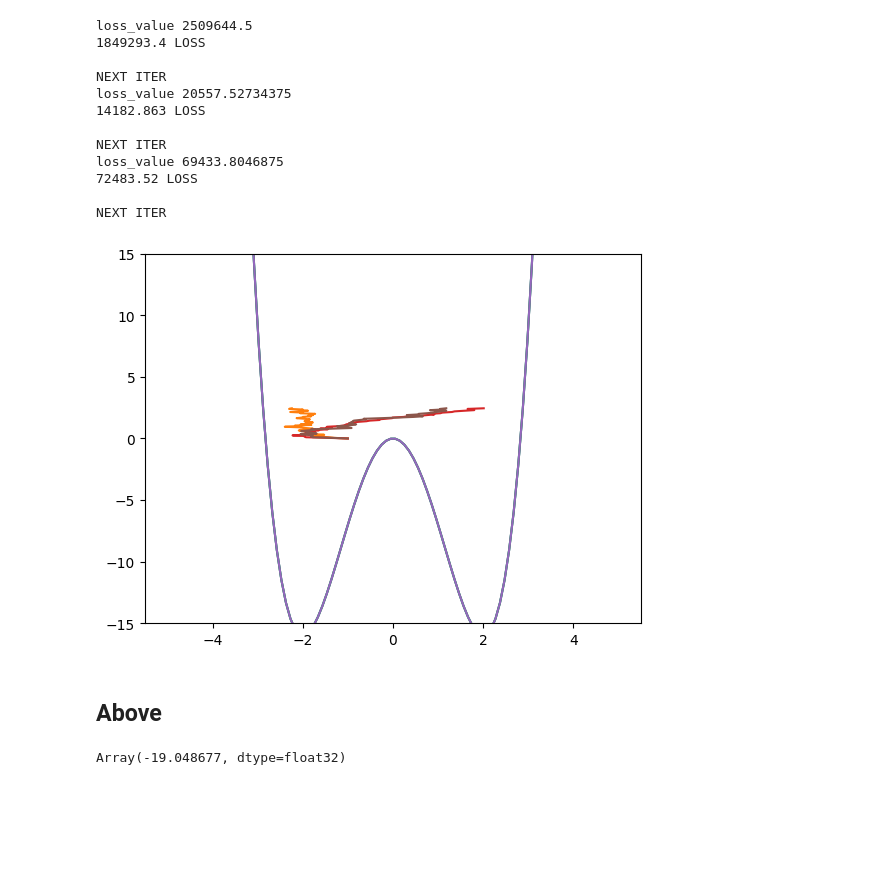
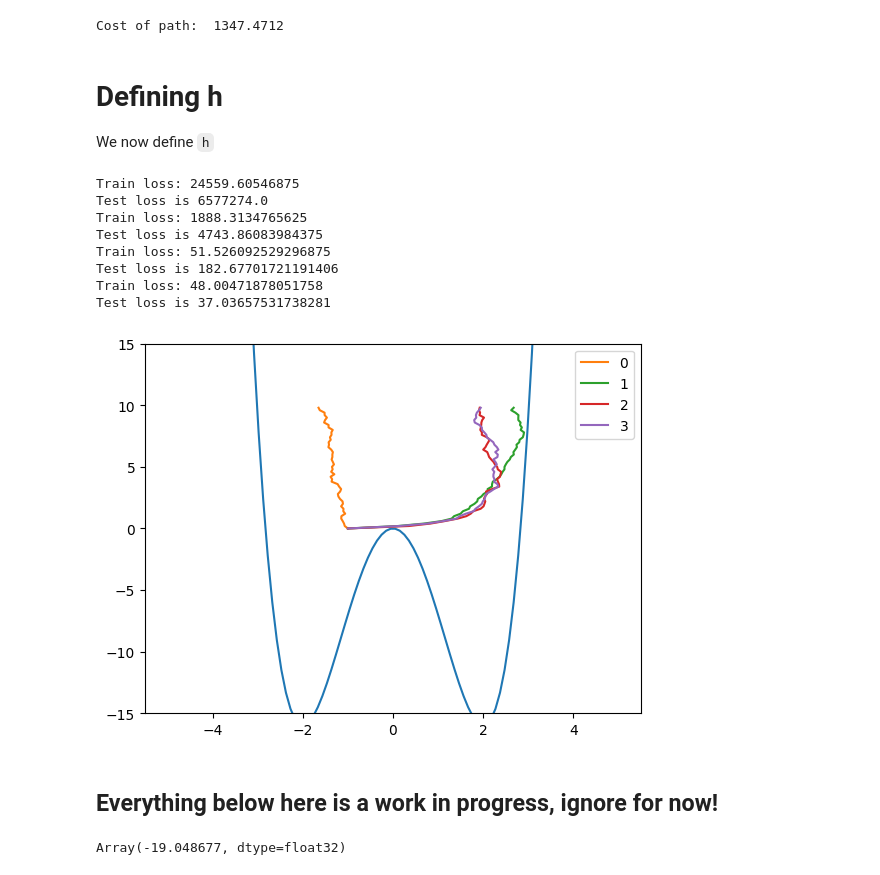
Before and after one commit to reubenharry/path_sampling, a Jupyter notebook: src/path_sampling_nb.ipynb, the cells around one changed output. Saved outputs shown, nothing was run; the diff lists cells and outputs as text; code cells hidden in the pictures; blank space fills up the shorter version.

Commit message:
path seems to work!

```diff
--- a/src/path_sampling_nb.ipynb
+++ b/src/path_sampling_nb.ipynb
@@ -74,0 +90,23 @@ def E_J(paths, obs):
+# %%
+# currently set for TPS
+def J(x,y):
+    """
+    x: path of the SDE, array of shape [num_steps, ndims]
+    y: observation, here ignored, so assume it's `None`
+
+    Returns:
+        a scalar value representing the cost of the path
+    """
+
+    sigma = 0.1
+    return (1/sigma**2)*(x[-1,0]- 2)**2
+
+# vmap is a jax function that allows us to apply a function to each element of an array
+def E_J(paths, obs):
+    """
+    paths: array of shape [batch_size, num_steps, ndims]
+    obs: here can just be None
+    Returns:
+        a scalar value representing the mean cost of the paths
+    """
+    return jnp.mean(jax.vmap(J)(paths, obs),axis=0)
@@ -75 +115,10 @@ def E_J(paths, obs):
+# %%
+cost = J(path, None)
+print("Cost of path: ", cost)
+# %% [output]
+Cost of path:  1347.4712
+# %% [markdown]
+# Defining h
+
+We now define `h`
 # %%
@@ -210,33 +273,29 @@ def update(b, hyperparams, key):
 # %%
 key = jax.random.key(0)
-b = uref
-schedule = [0.0, 0.1, 0.2] # , 0.2, 0.3, 0.4, 0.5, 0.6, 0.7, 0.8, 0.9, 1.0]
+b = uref # initialize b as uref
+schedule = [0.0, 0.1, 0.2, 0.3] # , 0.2, 0.3, 0.4, 0.5, 0.6, 0.7, 0.8, 0.9, 1.0]
 for i, _ in enumerate(schedule):
-
 
     key = jax.random.fold_in(key, i)
 
+    # update b -> b + dbds
     b = update(b=b,
-        hyperparams={'dt': 0.01, 'num_steps': 50, 'num_training_steps' : 1000},
-        key=key
+        hyperparams={'dt': 0.001, 'num_steps': 50, 'num_training_steps' : 5000, 'batch_size' : 50},
+        key=key,
+        i=i
     )
-    print("NEXT ITER")
 # %% [output]
-loss_value 2509644.5
-1849293.4 LOSS
-
-NEXT ITER
-loss_value 20557.52734375
-14182.863 LOSS
-
-NEXT ITER
-loss_value 69433.8046875
-72483.52 LOSS
-
-NEXT ITER
+Train loss: 24559.60546875
+Test loss is 6577274.0
+Train loss: 1888.3134765625
+Test loss is 4743.86083984375
+Train loss: 51.526092529296875
+Test loss is 182.67701721191406
+Train loss: 48.00471878051758
+Test loss is 37.03657531738281
-[figure, old version]
+[figure, new version]
-# %% [markdown]
-## Above
+# %% [markdown]
+## Everything below here is a work in progress, ignore for now!
 # %%
 
 import blackjax
```
Also changed, not shown: parts of 14 cells of this notebook, 2 other files.
